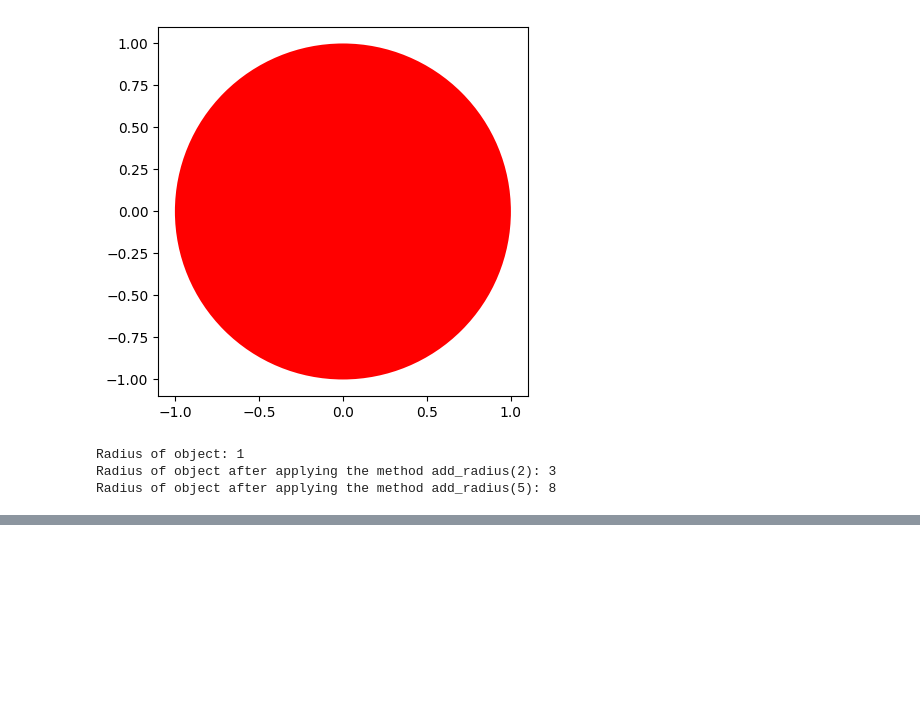
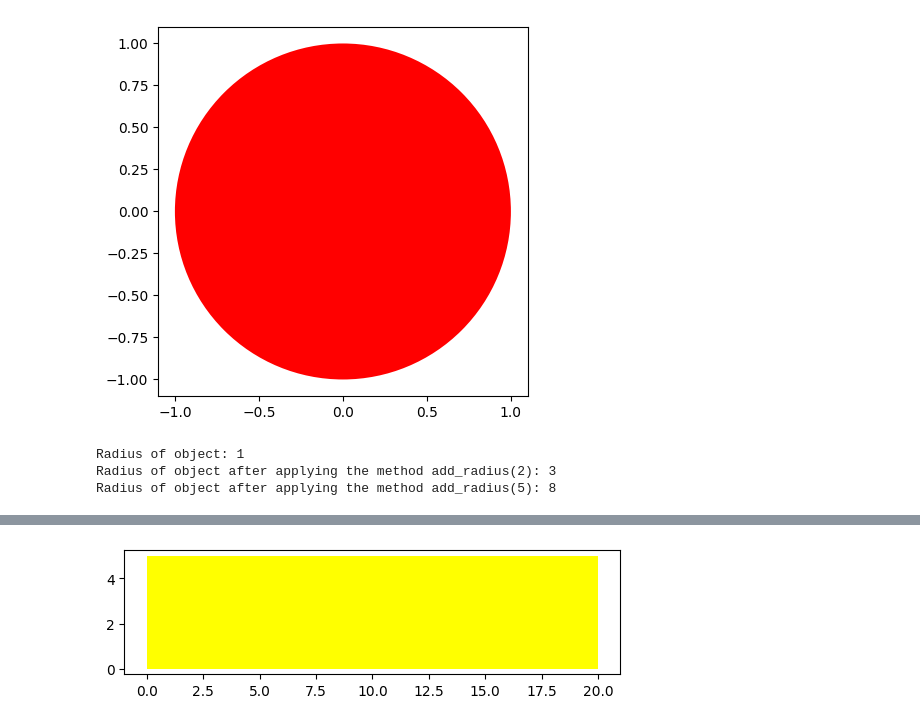
Before and after one commit to neodata/Cours, a Jupyter notebook: python_class.ipynb, the cells around one changed output, grey strips where cells are left out. Cells and saved outputs as stored; diff of their text form; code cells hidden in the pictures; blank space fills up the shorter version.

```diff
--- a/python_class.ipynb
+++ b/python_class.ipynb
@@ -89,0 +160,4 @@ Radius of object after applying the method add_radius(5): 8
+# %%
+# Create a new object rectangle
+
+FatYellowRectangle = Rectangle(20, 5, "yellow")
@@ -89,0 +182,4 @@ Radius of object after applying the method add_radius(5): 8
+# %%
+FatYellowRectangle.drawRectangle()
+# %% [output]
+[figure, added]
```
Also changed, not shown: parts of 14 cells of this notebook.
